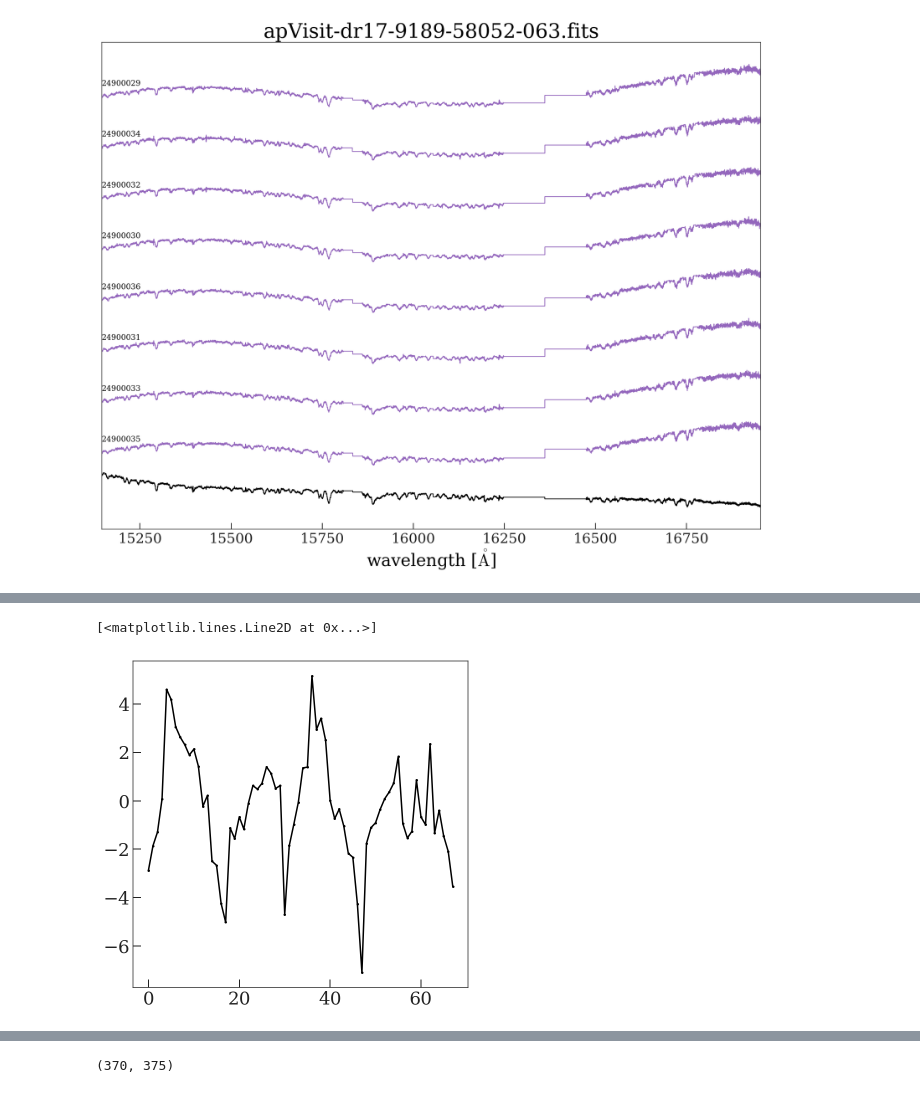
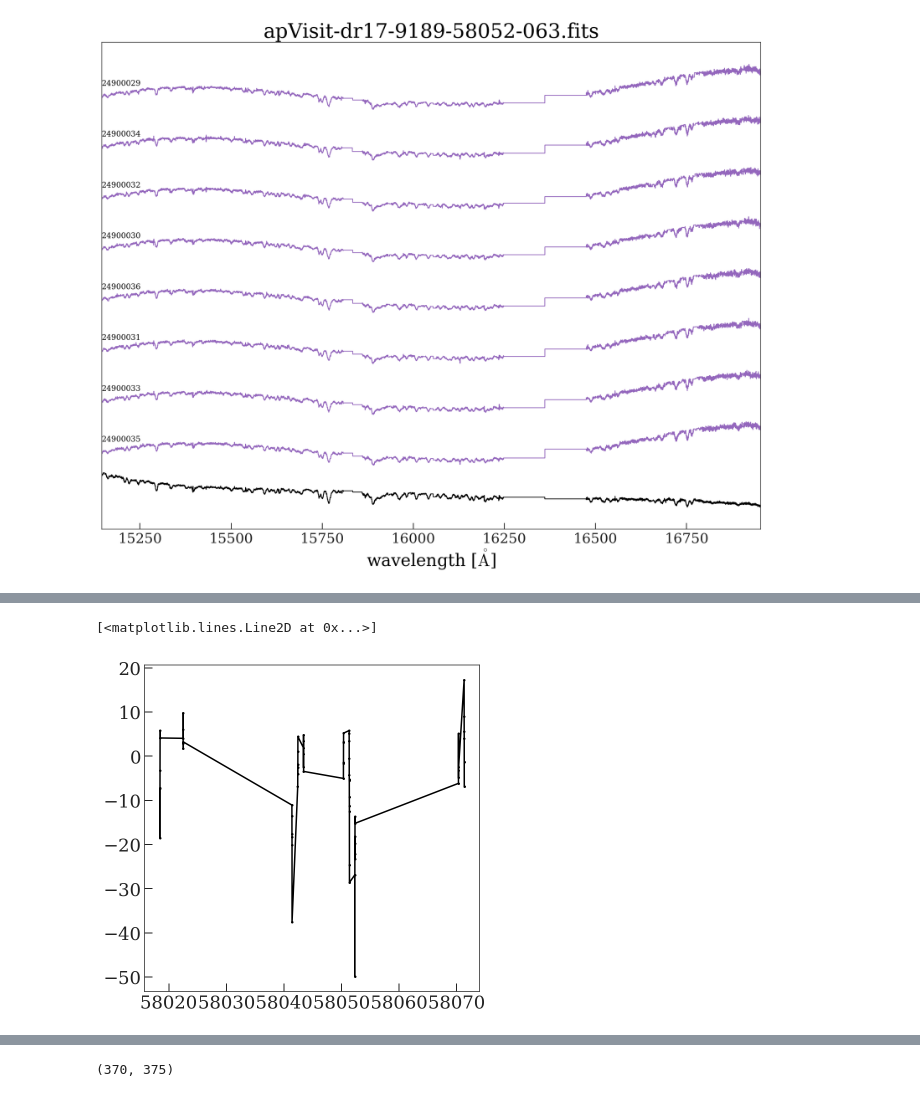
Before and after one commit to adrn/FunDepartment, a Jupyter notebook: notebooks/Run-on-visits.ipynb, the cells around one changed output, grey strips where cells are left out. Saved outputs shown, nothing was run; the diff lists cells and outputs as text; code cells hidden in the pictures.

```diff
--- a/notebooks/Run-on-visits.ipynb
+++ b/notebooks/Run-on-visits.ipynb
@@ -85,6 +86,7 @@ for visit in visits:
     frame_spectra = visit.get_frame_spectra()
     for k, s in frame_spectra.items():
         fig = plot_spectrum_masked(s)
+        break
     break
 # %% [output]
 [figure]
@@ -218,5 +214,5 @@ rv_corrections = np.array(rv_corrections)
 # %%
-plt.plot(cc_rvs[mjds.argsort()], marker='.', ls='-')
+plt.plot(mjds[mjds.argsort()], cc_rvs[mjds.argsort()], marker='.', ls='-')
 # %% [output]
 [<matplotlib.lines.Line2D at 0x...>]
-[figure, old version]
+[figure, new version]
```
Also changed, not shown: parts of 11 cells of this notebook, 3 other files.
